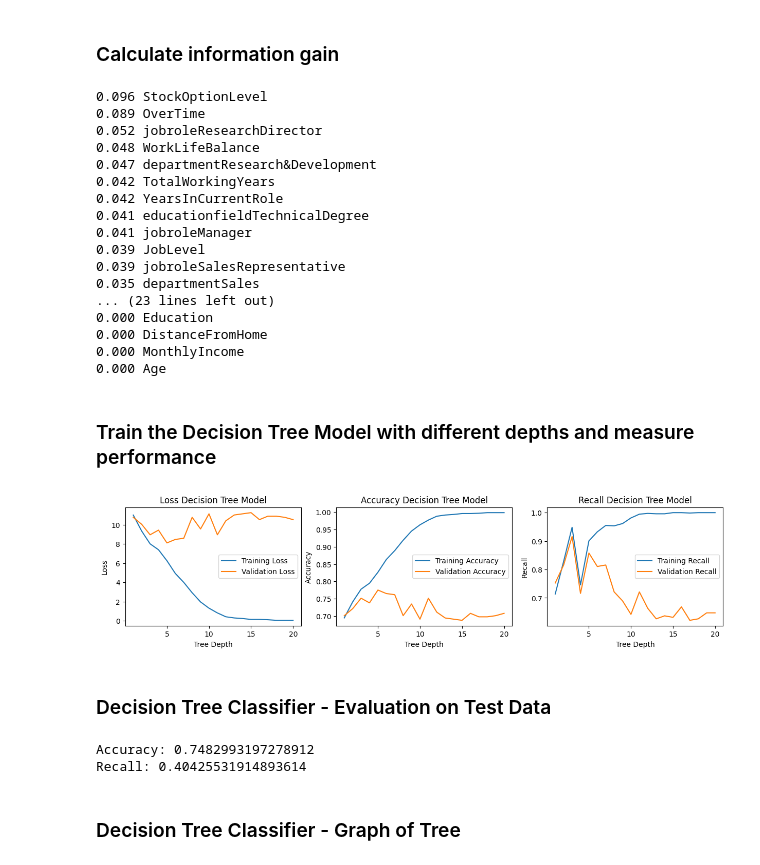
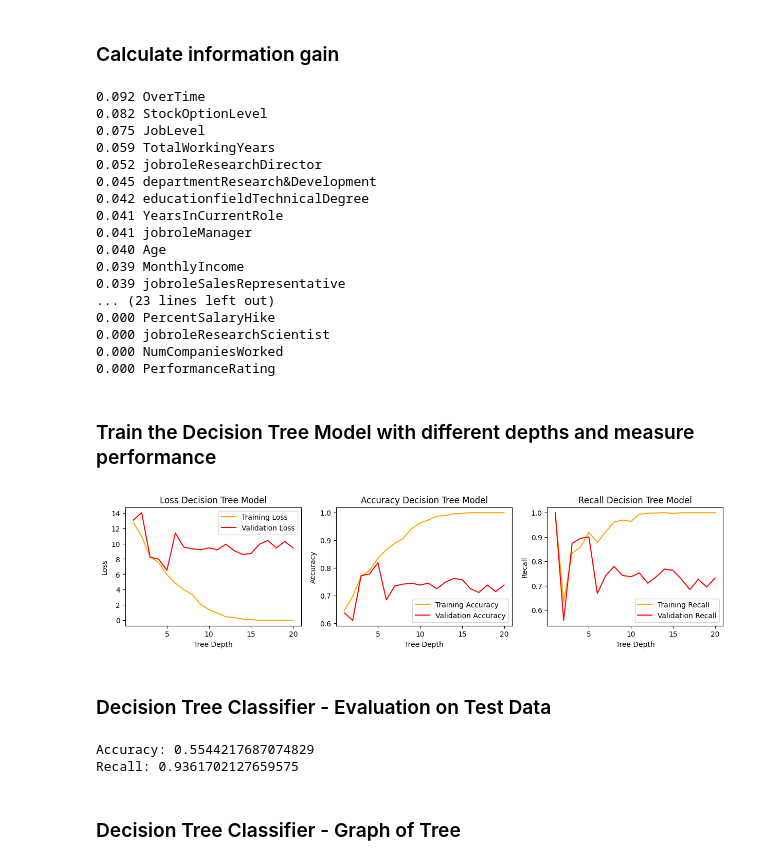
Before and after one commit to ivykamanchan/207_Final_Project, a Jupyter notebook: 03_Code/FINAL_207_final_project.ipynb, the cells around one changed output. Saved outputs shown, nothing was run; the diff lists cells and outputs as text; code cells hidden in the pictures.

```diff
--- a/03_Code/FINAL_207_final_project.ipynb
+++ b/03_Code/FINAL_207_final_project.ipynb
@@ -808,7 +800,7 @@ df_b_val = pd.concat(
 )
 
 df_b_test = pd.concat(
-    [pd.DataFrame(y_test), pd.DataFrame(X_test)],
+    [pd.DataFrame(y_test), pd.DataFrame(X_test_std)],
     axis=1
 )
 
@@ -837,3 +829,5 @@ df_b.shape
 for feature in all_features:
   df_b[feature] = np.where(df_b[feature] >= df_b[feature].mean(), 1, 0)
   binarize_threshold.append(df_b[feature].mean())
+
+df_b.head()
@@ -906,23 +907,23 @@ ig_scores_sorted = sorted(ig_scores, reverse=True)
 for ig_score, feature_name in ig_scores_sorted:
     print('%.3f %s' %(ig_score, feature_name))
 # %% [output]
-0.096 StockOptionLevel
-0.089 OverTime
+0.092 OverTime
+0.082 StockOptionLevel
+0.075 JobLevel
+0.059 TotalWorkingYears
 0.052 jobroleResearchDirector
-0.048 WorkLifeBalance
-0.047 departmentResearch&Development
-0.042 TotalWorkingYears
-0.042 YearsInCurrentRole
-0.041 educationfieldTechnicalDegree
+0.045 departmentResearch&Development
+0.042 educationfieldTechnicalDegree
+0.041 YearsInCurrentRole
 0.041 jobroleManager
-0.039 JobLevel
+0.040 Age
+0.039 MonthlyIncome
 0.039 jobroleSalesRepresentative
-0.035 departmentSales
 ... (23 lines left out)
-0.000 Education
-0.000 DistanceFromHome
-0.000 MonthlyIncome
-0.000 Age
+0.000 PercentSalaryHike
+0.000 jobroleResearchScientist
+0.000 NumCompaniesWorked
+0.000 PerformanceRating
 # %% [markdown]
 ### Train the Decision Tree Model with different depths and measure performance
 # %%
@@ -959,40 +960,40 @@ for depth in depths:
     train_recall.append(recall_score(y_b_train, y_train_pred))
     validation_recall.append(recall_score(y_b_val, y_val_pred))
 
     # Calculate training and validation log loss and append to lists.
     train_loss.append(log_loss(y_b_train,y_train_pred))
     validation_loss.append(log_loss(y_b_val,y_val_pred))
 
 fig, axs = plt.subplots(1, 3, figsize=(15, 3))
 
 # Plot Loss
-axs[0].plot(depths, train_loss, label='Training Loss')
-axs[0].plot(depths, validation_loss, label='Validation Loss')
+axs[0].plot(depths, train_loss, label='Training Loss', color = 'orange')
+axs[0].plot(depths, validation_loss, label='Validation Loss', color = 'red')
 axs[0].set_xlabel('Tree Depth')
 axs[0].set_title('Loss Decision Tree Model')
 axs[0].set_ylabel('Loss')
 axs[0].legend()
 
 # Plot Accuracy
-axs[1].plot(depths, train_accuracy, label='Training Accuracy')
-axs[1].plot(depths, validation_accuracy, label='Validation Accuracy')
+axs[1].plot(depths, train_accuracy, label='Training Accuracy', color = 'orange')
+axs[1].plot(depths, validation_accuracy, label='Validation Accuracy', color = 'red')
 axs[1].set_xlabel('Tree Depth')
 axs[1].set_title('Accuracy Decision Tree Model')
 axs[1].set_ylabel('Accuracy')
 axs[1].legend()
 
 # Plot Recall
-axs[2].plot(depths, train_recall, label='Training Recall')
-axs[2].plot(depths, validation_recall, label='Validation Recall')
+axs[2].plot(depths, train_recall, label='Training Recall', color = 'orange')
+axs[2].plot(depths, validation_recall, label='Validation Recall', color = 'red')
 axs[2].set_xlabel('Tree Depth')
 axs[2].set_title('Recall Decision Tree Model')
 axs[2].set_ylabel('Recall')
 axs[2].legend()
 
 # Display all plots.
 plt.show()
 # %% [output]
-[figure, old version]
+[figure, new version]
 # %% [markdown]
 ### Decision Tree Classifier - Evaluation on Test Data
 # %%
@@ -1008,8 +1009,8 @@ recall = recall_score(y_b_test, y_pred)
 
 print('Recall:', recall)
 # %% [output]
-Accuracy: 0.7482993197278912
-Recall: 0.40425531914893614
+Accuracy: 0.5544217687074829
+Recall: 0.9361702127659575
 # %% [markdown]
 ### Decision Tree Classifier - Graph of Tree
 # %%
```
Also changed, not shown: parts of 8 cells of this notebook, 1 other file.
